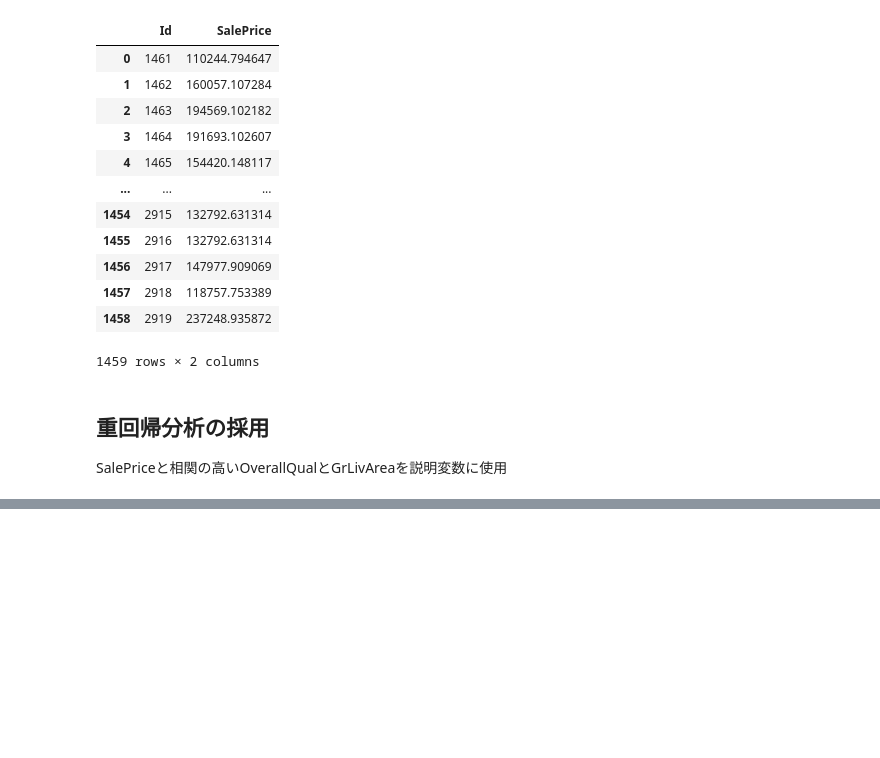
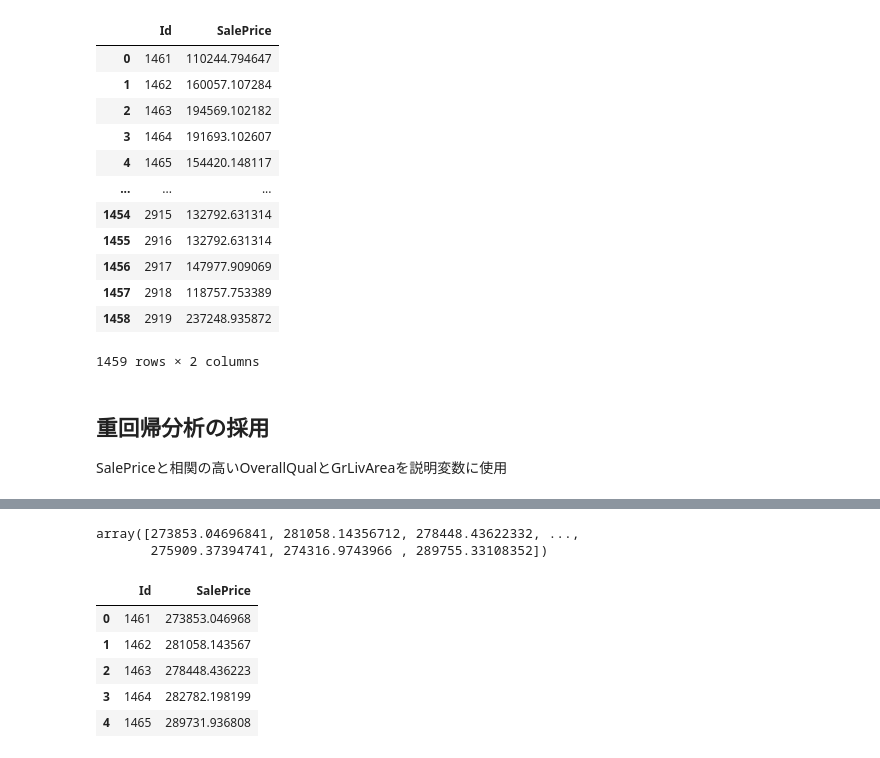
Before and after one commit to shinnkura/learning, a Jupyter notebook: kaggle/working/house-prices-advanced-regression-techniques/prediction2.ipynb, the cells around one changed output, grey strips where cells are left out. Saved outputs shown, nothing was run; the diff lists cells and outputs as text; code cells hidden in the pictures; blank space fills up the shorter version.

```diff
--- a/kaggle/working/house-prices-advanced-regression-techniques/prediction2.ipynb
+++ b/kaggle/working/house-prices-advanced-regression-techniques/prediction2.ipynb
@@ -370,0 +394,3 @@ x, y, z = np.array(df["OverallQual"]), np.array(df["GrLivArea"]), np.array(df["S
+# %%
+df_test = pd.read_csv("/kaggle/input/house-prices-advanced-regression-techniques/test.csv")
+df_test.head()
@@ -370,0 +405,18 @@ x, y, z = np.array(df["OverallQual"]), np.array(df["GrLivArea"]), np.array(df["S
+# %%
+x_test = df_test[["OverallQual", "GrLivArea"]].values
+y_test_pred = slr.predict(x_test)
+y_test_pred
+# %% [output]
+array([273853.04696841, 281058.14356712, 278448.43622332, ...,
+       275909.37394741, 274316.9743966 , 289755.33108352])
+# %%
+df_test["SalePrice"] = y_test_pred
+# %%
+df_test[["Id", "SalePrice"]].head()
+# %% [output]
+|  | Id | SalePrice |
+| 0 | 1461 | 273853.046968 |
+| 1 | 1462 | 281058.143567 |
+| 2 | 1463 | 278448.436223 |
+| 3 | 1464 | 282782.198199 |
+| 4 | 1465 | 289731.936808 |
```
Also changed, not shown: parts of 8 cells of this notebook, 4 other files.
